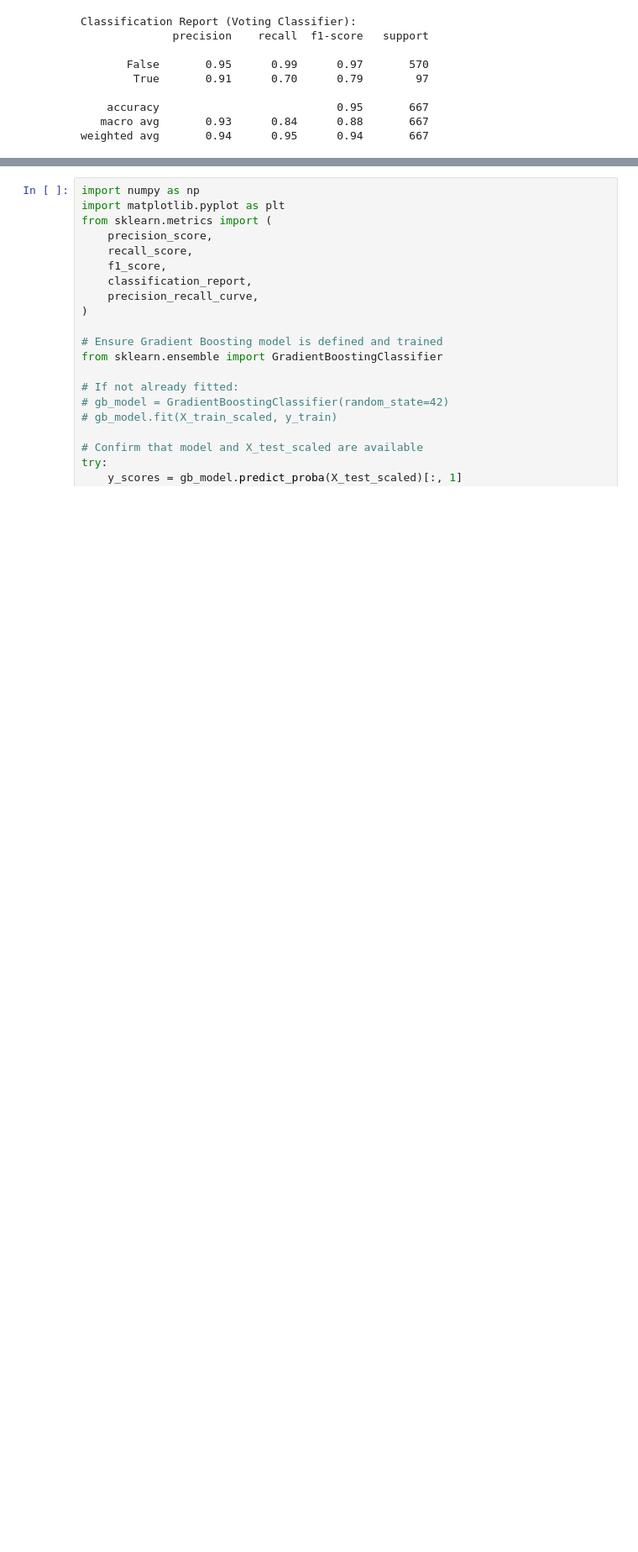
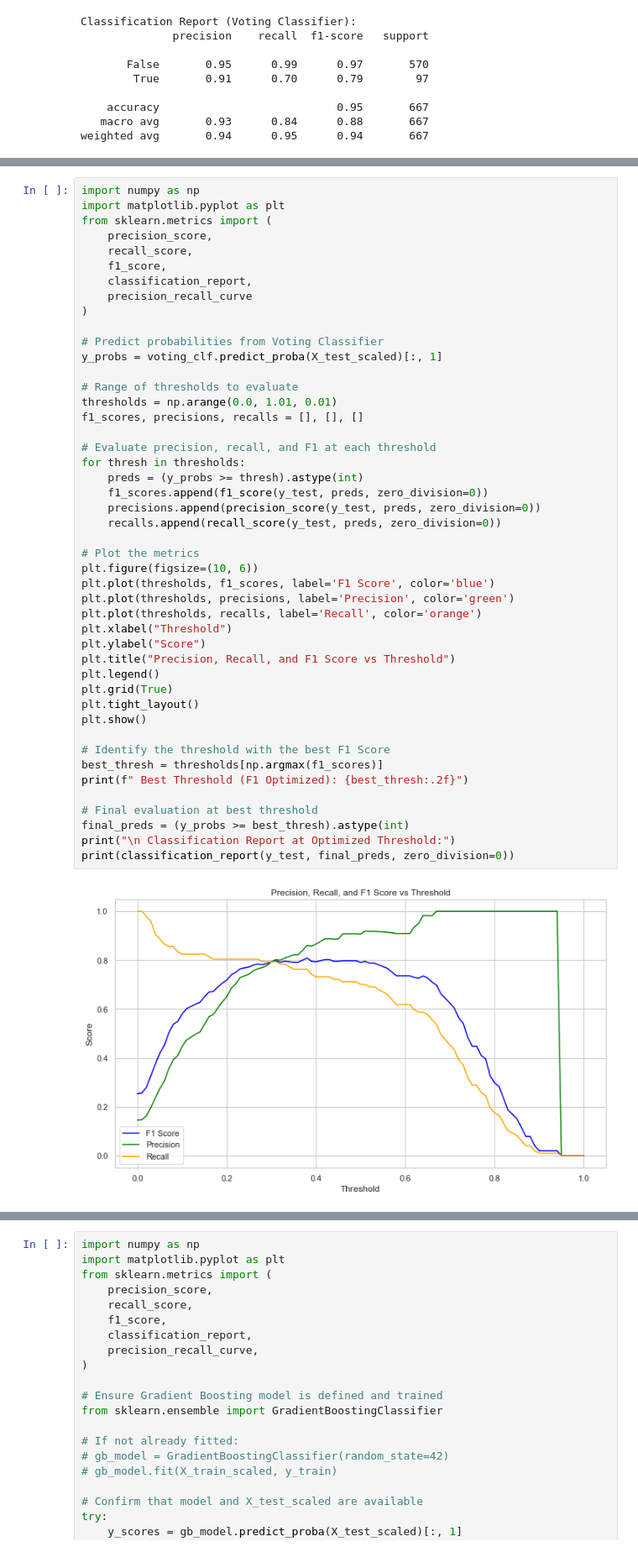
Before and after one commit to Lndanu/Customer-Churn-Intelligence, a Jupyter notebook: notebooks/Customer Churn .ipynb, the cells around one changed output, grey strips where cells are left out. Shown at 84% size. Cells and saved outputs as stored; diff of their text form; blank space fills up the shorter version.

Commit message:
Add Threshold Tuning for Churn Classification.

```diff
--- a/notebooks/Customer Churn .ipynb
+++ b/notebooks/Customer Churn .ipynb
@@ -1421,0 +1415,48 @@ NameError: name 'X_train_scaled' is not defined
+# %%
+import numpy as np
+import matplotlib.pyplot as plt
+from sklearn.metrics import (
+    precision_score,
+    recall_score,
+    f1_score,
+    classification_report,
+    precision_recall_curve
+)
+
+# Predict probabilities from Voting Classifier
+y_probs = voting_clf.predict_proba(X_test_scaled)[:, 1]
+
+# Range of thresholds to evaluate
+thresholds = np.arange(0.0, 1.01, 0.01)
+f1_scores, precisions, recalls = [], [], []
+
+# Evaluate precision, recall, and F1 at each threshold
+for thresh in thresholds:
+    preds = (y_probs >= thresh).astype(int)
+    f1_scores.append(f1_score(y_test, preds, zero_division=0))
+    precisions.append(precision_score(y_test, preds, zero_division=0))
+    recalls.append(recall_score(y_test, preds, zero_division=0))
+
+# Plot the metrics
+plt.figure(figsize=(10, 6))
+plt.plot(thresholds, f1_scores, label='F1 Score', color='blue')
+plt.plot(thresholds, precisions, label='Precision', color='green')
+plt.plot(thresholds, recalls, label='Recall', color='orange')
+plt.xlabel("Threshold")
+plt.ylabel("Score")
+plt.title("Precision, Recall, and F1 Score vs Threshold")
+plt.legend()
+plt.grid(True)
+plt.tight_layout()
+plt.show()
+
+# Identify the threshold with the best F1 Score
+best_thresh = thresholds[np.argmax(f1_scores)]
+print(f" Best Threshold (F1 Optimized): {best_thresh:.2f}")
+
+# Final evaluation at best threshold
+final_preds = (y_probs >= best_thresh).astype(int)
+print("\n Classification Report at Optimized Threshold:")
+print(classification_report(y_test, final_preds, zero_division=0))
+# %% [output]
+[figure, added]
```
Also changed, not shown: parts of 7 cells of this notebook.
